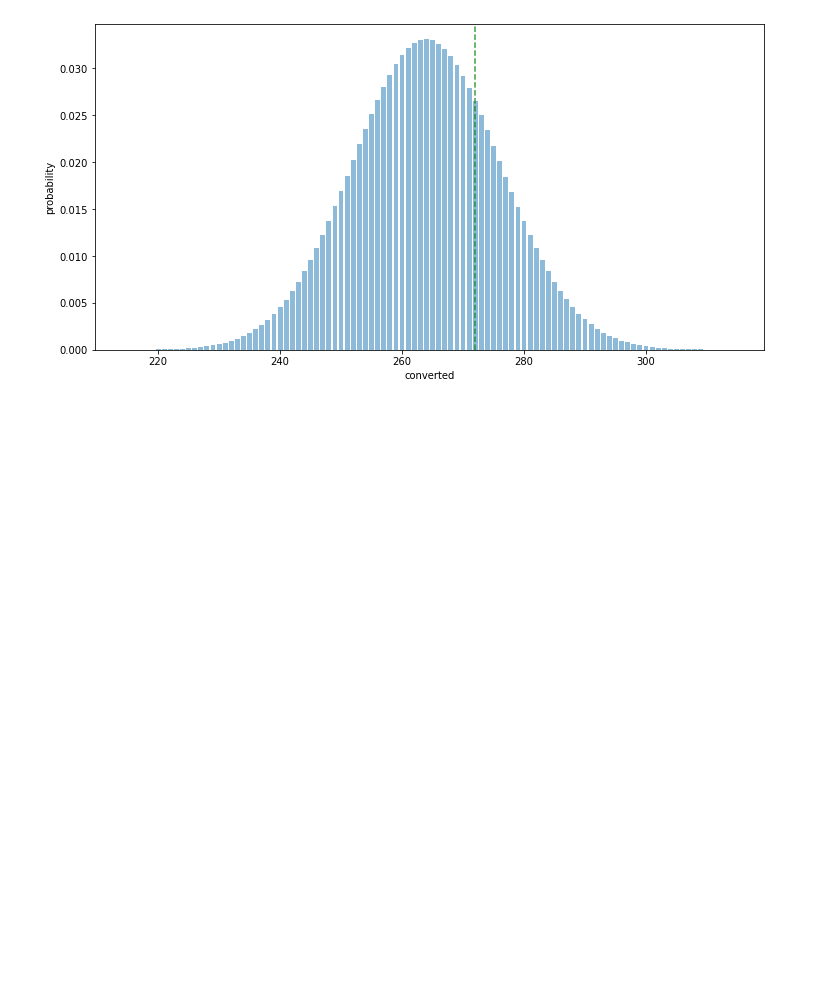
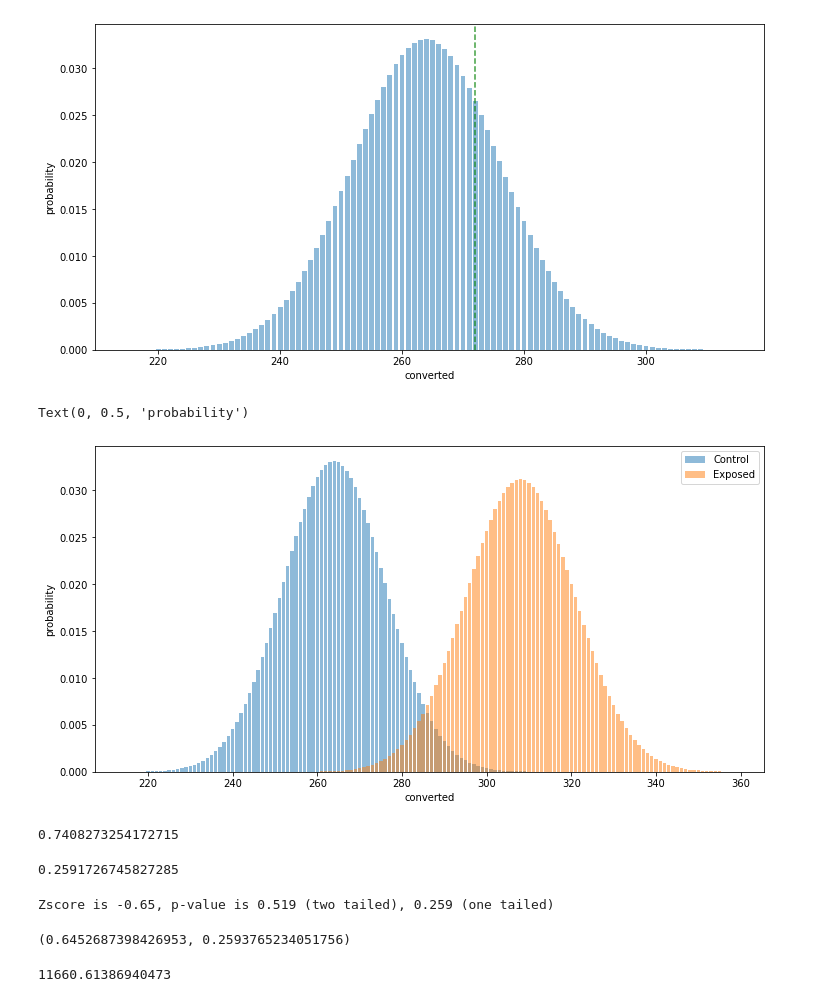
Before and after one commit to miz-ab/10xac_week_two_challenge, a Jupyter notebook: notebooks/Smart_Ad_.ipynb, the cells around one changed output. Cells and saved outputs as stored; diff of their text form; code cells hidden in the pictures; blank space fills up the shorter version.

```diff
--- a/notebooks/Smart_Ad_.ipynb
+++ b/notebooks/Smart_Ad_.ipynb
@@ -179,3 +179,56 @@ plt.ylabel('probability')
 # %% [output]
 Text(0, 0.5, 'probability')
 [figure]
+# %%
+fig, ax = plt.subplots(figsize=(12,6))
+
+xC = np.linspace(control_converted-49, control_converted+50, 100)
+yC = scs.binom(control_total, control_rate).pmf(xC)
+ax.bar(xC, yC, label = "Control",alpha=0.5)
+
+xE = np.linspace(exposed_converted-49, exposed_converted+50, 100)
+yE = scs.binom(exposed_total, exposed_rate).pmf(xE)
+ax.bar(xE, yE, label = "Exposed",alpha=0.5)
+plt.legend()
+plt.xlabel('converted')
+plt.ylabel('probability')
+# %% [output]
+Text(0, 0.5, 'probability')
+[figure, added]
+# %%
+def get_confidence_ab_test(a_c, num_a, b_c, num_b):
+    a_cr = a_c / num_a
+    b_cr = b_c / num_b
+    std_a = np.sqrt(a_cr * (1 - a_cr) / num_a)
+    std_b = np.sqrt(b_cr * (1 - b_cr) / num_b)
+    z_score = (b_cr - a_cr) / np.sqrt(std_a**2 + std_b**2)
+    return norm.cdf(z_score)
+
+print(get_confidence_ab_test(control_converted, control_total, exposed_converted, exposed_total))
+# %% [output]
+0.7408273254172715
+# %%
+def get_p_value(a_c, num_a, b_c, num_b):
+    a_cr = a_c / num_a
+    b_cr = b_c / num_b
+    std_a = np.sqrt(a_cr * (1 - a_cr) / num_a)
+    std_b = np.sqrt(b_cr * (1 - b_cr) / num_b)
+    z_score = (b_cr - a_cr) / np.sqrt(std_a**2 + std_b**2)
+    return norm.sf(z_score)
+
+print(get_p_value(control_converted, control_total, exposed_converted, exposed_total))
+# %% [output]
+0.2591726745827285
+# %%
+a_dist = np.zeros(control_total)
+a_dist[:control_converted] = 1
+b_dist = np.zeros(exposed_total)
+b_dist[:exposed_converted] = 1
+zscore, prob = scs.ttest_ind(a_dist, b_dist, equal_var=True)
+print(f"Zscore is {zscore:0.2f}, p-value is {prob:0.3f} (two tailed), {prob/2:0.3f} (one tailed)")
+# %% [output]
+Zscore is -0.65, p-value is 0.519 (two tailed), 0.259 (one tailed)
+# %%
+sm.stats.ztest(b_dist,a_dist,alternative="larger")
+# %% [output]
+(0.6452687398426953, 0.2593765234051756)
@@ -181,0 +271,5 @@ Text(0, 0.5, 'probability')
+# %%
+#use the above function to calculate the minimum sample size
+min_sample_size(control_rate,rate_difference)
+# %% [output]
+11660.61386940473
```
Also changed, not shown: parts of 5 cells of this notebook.
